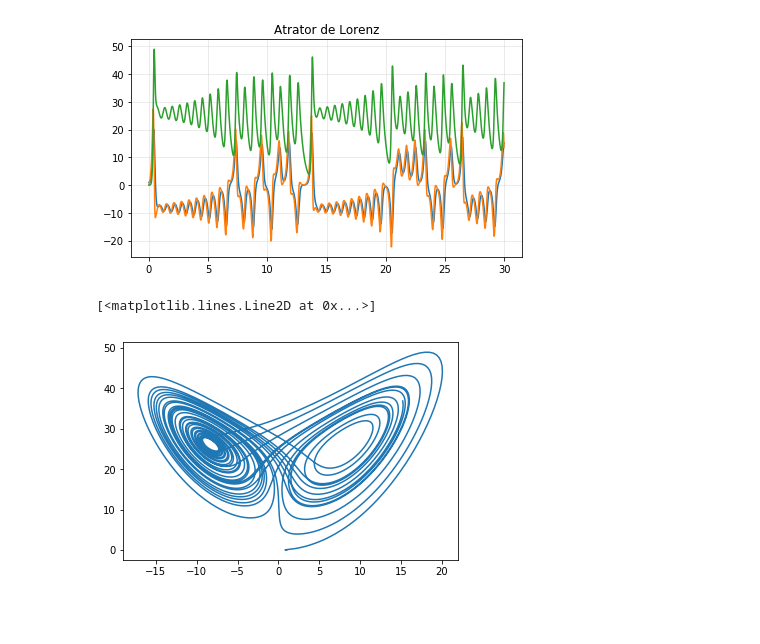
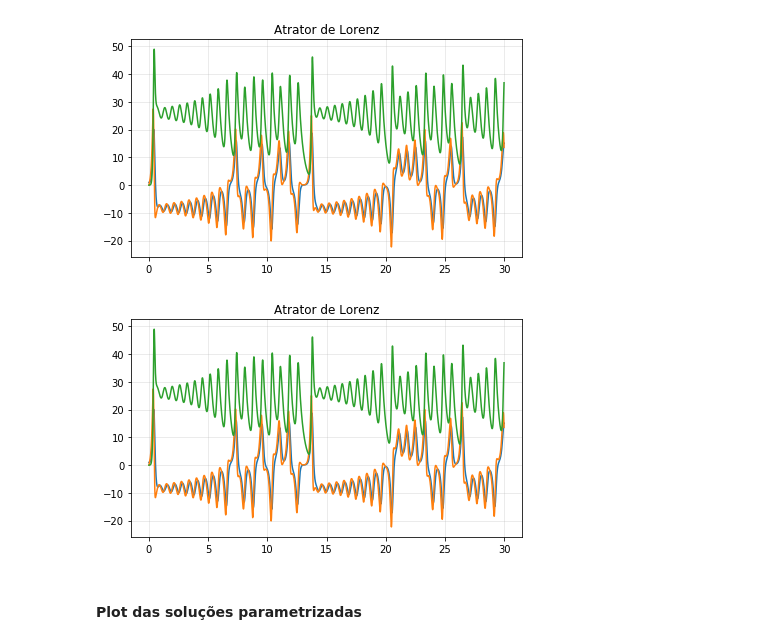
Before and after one commit to gil-miranda/university-courses, a Jupyter notebook: comp-cientifica-II-2019-2/Lorenz Atractor.ipynb, the cells around one changed output. Drawn from its saved outputs; the diff is of its cells as text; code cells hidden in the pictures; blank space fills up the shorter version.

Commit message:
Atualização e finalização do Atrator de Lorenz

```diff
--- a/comp-cientifica-II-2019-2/Lorenz Atractor.ipynb
+++ b/comp-cientifica-II-2019-2/Lorenz Atractor.ipynb
@@ -11,6 +11,13 @@ import matplotlib.pyplot as plt
 from mpl_toolkits import mplot3d
 import matplotlib.animation as animation
 # %%
+##### Vectorized forward euler
+### Input:  F -> Differential equation;
+###         y0 -> list or scalar for initial condition;
+###         ts -> list of points on time to evaluate the equation;
+###         p -> list or scalar for parameters for F, default is set to 0 if F has no extra parameters;
+### Output: ys -> numpy array with all solutions for each step t, ys is a Matrix
+##### Gil Miranda - last revision 29/08/2019
 def f_euler(F, y0, ts, p = 0):
     ys = np.array([y0])
     h = ts[1]-ts[0]
@@ -18,4 +25,4 @@ def f_euler(F, y0, ts, p = 0):
         ynext = ys[-1] + F(ys[-1], p[0], p[1], p[2])*h
         ys = np.vstack((ys, ynext))
         t = tnext
-    return np.array(ys)
+    return np.array(ys).T
@@ -28,6 +63,7 @@ def lorenz(u, s, p, b):
 # %%
 ts = np.arange(0,30,0.005)
-u0 = [1,0,0]
+u_01 = [1,0,0]
+u_02 = [1,0.1,0.1]
 s = 10
 p = 27
 b = 8/3
@@ -38,2 +72,5 @@ len(ts)
 # %%
-sol = f_euler(lorenz, u0, ts, [s, p, b])
+sol_1 = f_euler(lorenz, u_01, ts, [s, p, b])
+xs_1 = sol_1[0]
+ys_1 = sol_1[1]
+zs_1 = sol_1[2]
@@ -43,0 +77,5 @@ zs = sol.T[2]
+# %%
+sol_2 = f_euler(lorenz, u_02, ts, [s, p, b])
+xs_2 = sol_1[0]
+ys_2 = sol_1[1]
+zs_2 = sol_1[2]
@@ -51,9 +92,17 @@ plt.title('Atrator de Lorenz')
 plt.show()
 # %% [output]
 [figure]
-# %%
-plt.plot(xs,zs)
-# %% [output]
-[<matplotlib.lines.Line2D at 0x...>]
-[figure, removed]
+# %%
+%matplotlib inline
+plt.figure(figsize=(7,4))
+plt.plot(ts, xs_2)
+plt.plot(ts, ys_2)
+plt.plot(ts, zs_2)
+plt.grid(alpha=0.3)
+plt.title('Atrator de Lorenz')
+plt.show()
+# %% [output]
+[figure, added]
+# %% [markdown]
+#### Plot das soluções parametrizadas
 # %%
```
Also changed, not shown: parts of 13 cells of this notebook.
